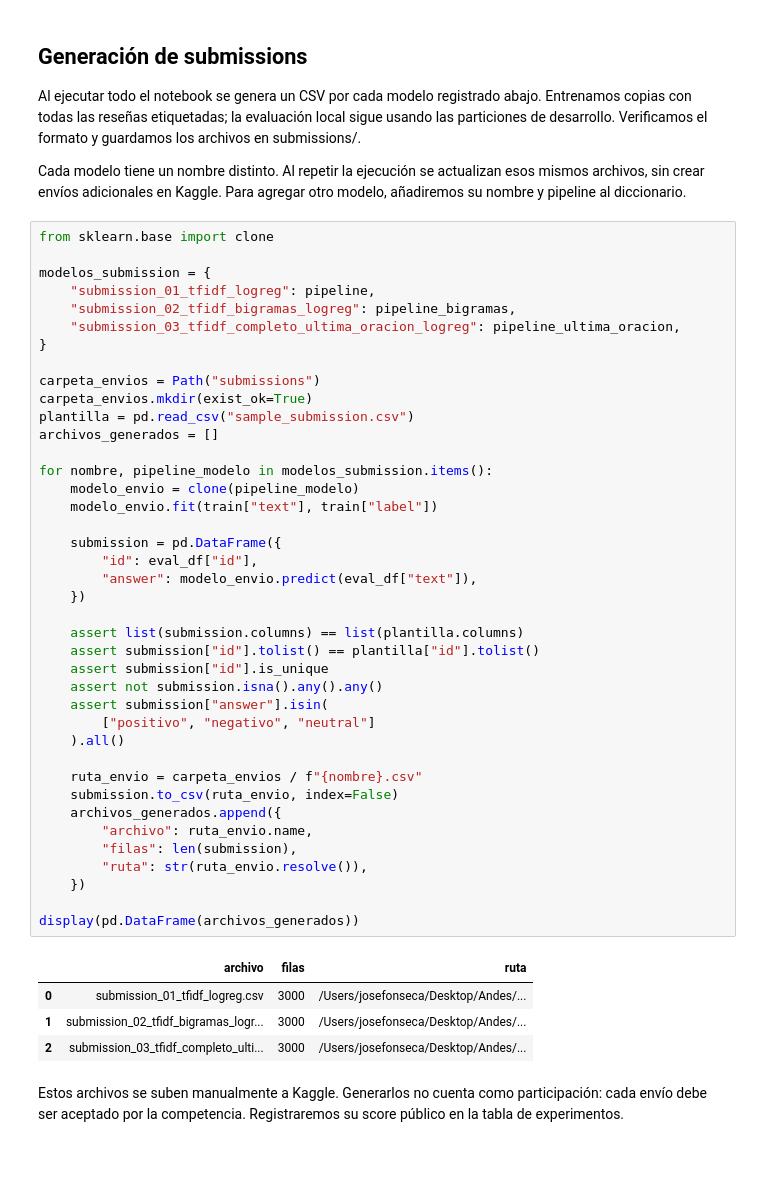
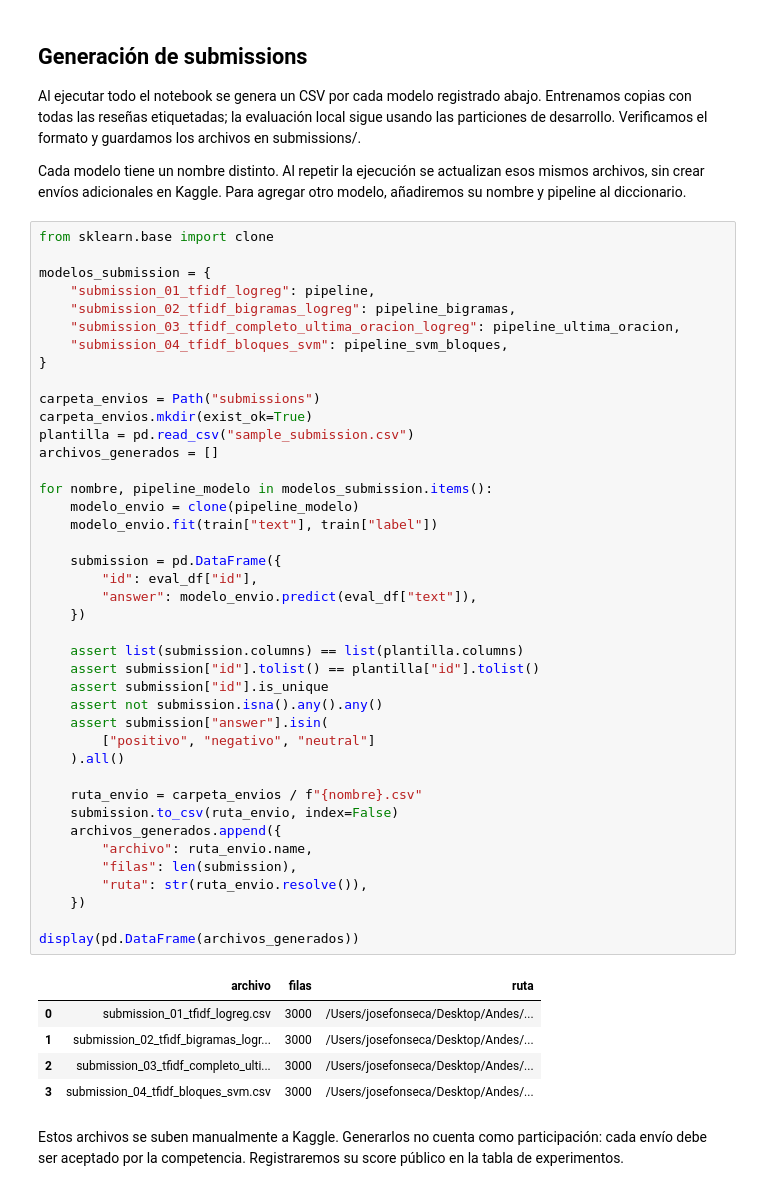
Before and after one commit to jmfonsecau/ISIS-2611-Proyecto-Parte-1, a Jupyter notebook: notebook_proyecto.ipynb, the cells around one changed output. Saved outputs shown, nothing was run; the diff lists cells and outputs as text; blank space fills up the shorter version.

```diff
--- a/notebook_proyecto.ipynb
+++ b/notebook_proyecto.ipynb
@@ -486,6 +613,7 @@ modelos_submission = {
     "submission_01_tfidf_logreg": pipeline,
     "submission_02_tfidf_bigramas_logreg": pipeline_bigramas,
     "submission_03_tfidf_completo_ultima_oracion_logreg": pipeline_ultima_oracion,
+    "submission_04_tfidf_bloques_svm": pipeline_svm_bloques,
 }
 
 carpeta_envios = Path("submissions")
@@ -497,32 +625,33 @@ for nombre, pipeline_modelo in modelos_submission.items():
     modelo_envio = clone(pipeline_modelo)
     modelo_envio.fit(train["text"], train["label"])
 
     submission = pd.DataFrame({
         "id": eval_df["id"],
         "answer": modelo_envio.predict(eval_df["text"]),
     })
 
     assert list(submission.columns) == list(plantilla.columns)
     assert submission["id"].tolist() == plantilla["id"].tolist()
     assert submission["id"].is_unique
     assert not submission.isna().any().any()
     assert submission["answer"].isin(
         ["positivo", "negativo", "neutral"]
     ).all()
 
     ruta_envio = carpeta_envios / f"{nombre}.csv"
     submission.to_csv(ruta_envio, index=False)
     archivos_generados.append({
         "archivo": ruta_envio.name,
         "filas": len(submission),
         "ruta": str(ruta_envio.resolve()),
     })
 
 display(pd.DataFrame(archivos_generados))
 # %% [output]
 |  | archivo | filas | ruta |
 | 0 | submission_01_tfidf_logreg.csv | 3000 | /Users/josefonseca/Desktop/Andes/... |
 | 1 | submission_02_tfidf_bigramas_logr... | 3000 | /Users/josefonseca/Desktop/Andes/... |
 | 2 | submission_03_tfidf_completo_ulti... | 3000 | /Users/josefonseca/Desktop/Andes/... |
+| 3 | submission_04_tfidf_bloques_svm.csv | 3000 | /Users/josefonseca/Desktop/Andes/... |
 # %% [markdown]
 Estos archivos se suben manualmente a Kaggle. Generarlos no cuenta como participación: cada envío debe ser aceptado por la competencia. Registraremos su score público en la tabla de experimentos.
```
Also changed, not shown: parts of 7 cells of this notebook, 2 other files.
